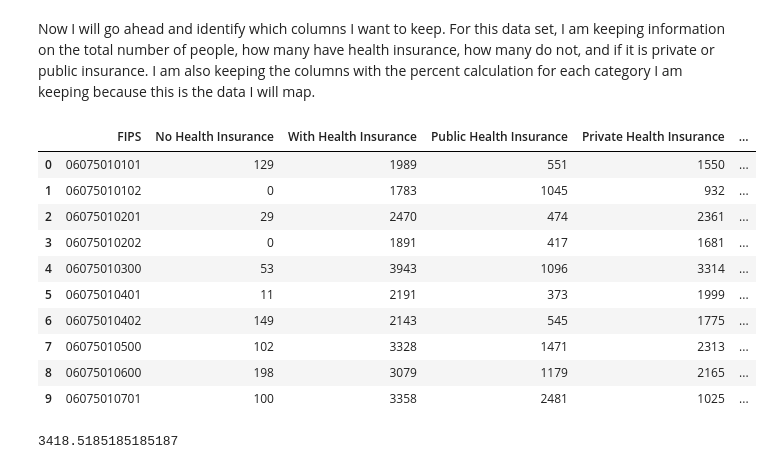
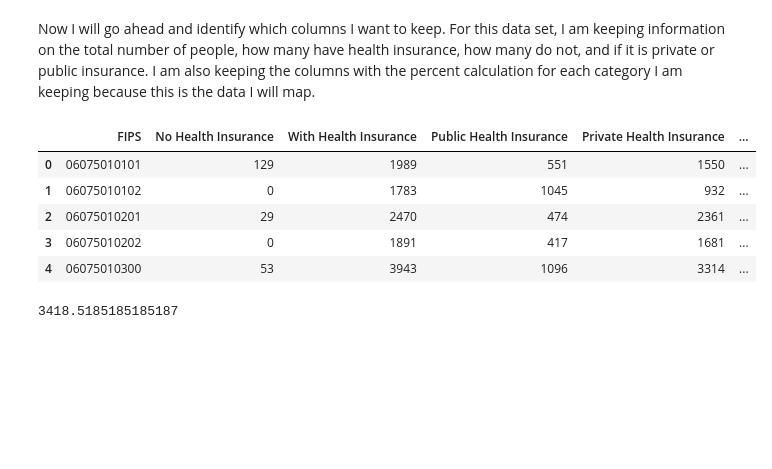
Before and after one commit to tommychandler5/221project, a Jupyter notebook: Group Assignments/Final Deliverables /Health Equity.ipynb, the cells around one changed output. Drawn from its saved outputs; the diff is of its cells as text; code cells hidden in the pictures; blank space fills up the shorter version.

```diff
--- a/Group Assignments/Final Deliverables /Health Equity.ipynb
+++ b/Group Assignments/Final Deliverables /Health Equity.ipynb
@@ -421,19 +398,14 @@ columns_to_keep = ['FIPS',
 HIdf2 = HIdf[columns_to_keep]
 # %%
 # taking a sample to make sure that the columns were saved correctly
-HIdf2.head(10)
+HIdf2.head(5)
 # %% [output]
 |  | FIPS | No Health Insurance | With Health Insurance | Public Health Insurance | Private Health Insurance | ... |
 | 0 | 06075010101 | 129 | 1989 | 551 | 1550 | ... |
 | 1 | 06075010102 | 0 | 1783 | 1045 | 932 | ... |
 | 2 | 06075010201 | 29 | 2470 | 474 | 2361 | ... |
 | 3 | 06075010202 | 0 | 1891 | 417 | 1681 | ... |
 | 4 | 06075010300 | 53 | 3943 | 1096 | 3314 | ... |
-| 5 | 06075010401 | 11 | 2191 | 373 | 1999 | ... |
-| 6 | 06075010402 | 149 | 2143 | 545 | 1775 | ... |
-| 7 | 06075010500 | 102 | 3328 | 1471 | 2313 | ... |
-| 8 | 06075010600 | 198 | 3079 | 1179 | 2165 | ... |
-| 9 | 06075010701 | 100 | 3358 | 2481 | 1025 | ... |
 # %%
 # what is the average number of people with health insurance per census tract?
 HIdf2['With Health Insurance'].mean()
```
Also changed, not shown: parts of 34 cells of this notebook.
